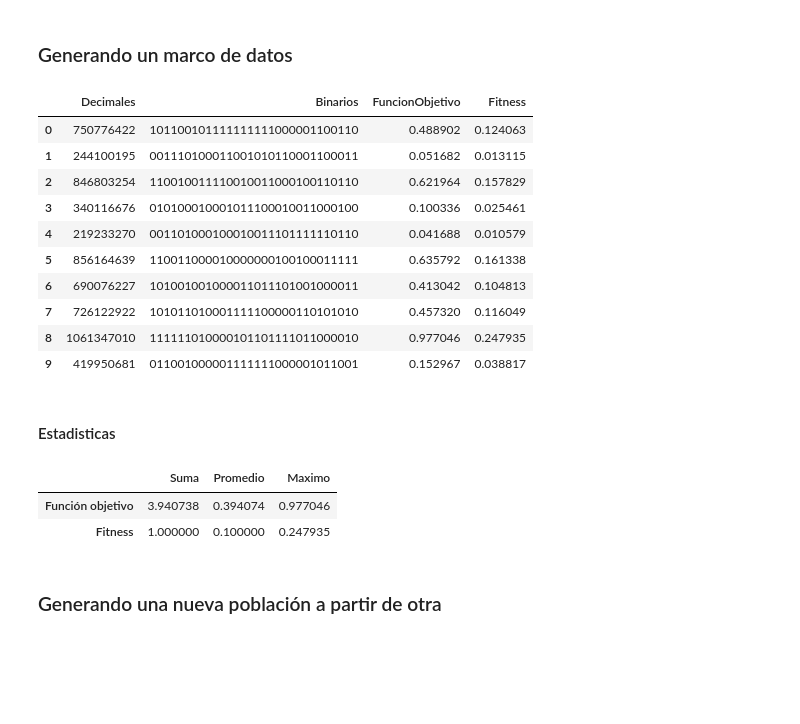
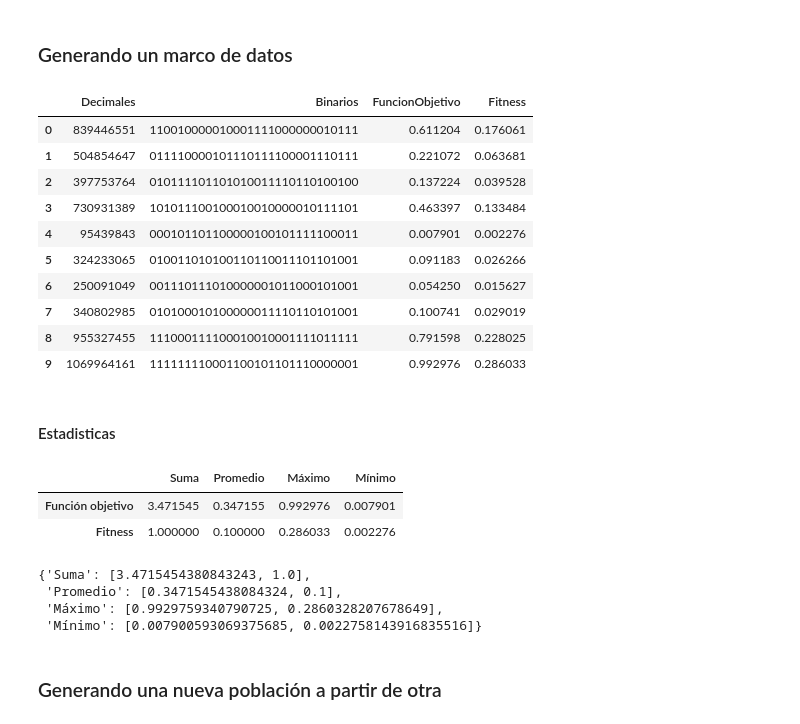
Before and after one commit to GinoBartolucci/algoritmos-geneticos, a Jupyter notebook: TP1/tp1.ipynb, the cells around one changed output. Saved outputs shown, nothing was run; the diff lists cells and outputs as text; code cells hidden in the pictures; blank space fills up the shorter version.

```diff
--- a/TP1/tp1.ipynb
+++ b/TP1/tp1.ipynb
@@ -41,8 +41,11 @@ import matplotlib.pyplot as plt
 # %% [markdown]
 ### Generando población inicial aleatoria
 # %%
-rng = np.random.default_rng(12345) # Random Number Generator
-# El 12345 es la semilla, poner sin semilla para q en cada ejecución genere nuevos aleatorios.
-poblacion_decimal = rng.integers(low=0, high=COEF, size=CANTIDAD_POBLACION)
+def poblacionInicial():
+    rng = np.random.default_rng() # Random Number Generator
+    # El 12345 es la semilla, poner sin semilla para q en cada ejecución genere nuevos aleatorios.
+    poblacion_decimal = rng.integers(low=0, high=COEF, size=CANTIDAD_POBLACION)
+    return poblacion_decimal
+poblacion_decimal = poblacionInicial()
 poblacion_decimal
 # %% [output]
@@ -52,14 +55,17 @@ array([ 750776422,  244100195,  846803254,  340116676,  219233270,
 # %% [markdown]
 #### Convirtiendo la población inicial a binario
 # %%
-def convertirPoblacionBin(pob_dec):
-    pob_bin = []
+def convertirPoblacion(pob_ini, bin=True): # Pasar False para convertir a decimal
+    pob_fin = []
     contador = 0
-    for decimal in pob_dec:
-        # convirtiendo cada número decimal en binario de 8 dígitos.
-        pob_bin.append(format(decimal,'030b'))
-    return pob_bin
+    for numero in pob_ini:
+        if bin:
+            # convirtiendo cada número decimal en binario de 8 dígitos.
+            pob_fin.append(format(numero,'030b'))
+        else:
+            pob_fin.append(int(str(numero), 2))
+    return pob_fin
 
-poblacion_binarios= convertirPoblacionBin(poblacion_decimal)
+poblacion_binarios= convertirPoblacion(poblacion_decimal)
 poblacion_binarios
 # %% [output]
@@ -99,31 +105,38 @@ marcoDeDatos = generarDataFrame(poblacion_decimal, poblacion_binarios)
 display(marcoDeDatos)
 # %% [output]
 |  | Decimales | Binarios | FuncionObjetivo | Fitness |
-| 0 | 750776422 | 101100101111111111000001100110 | 0.488902 | 0.124063 |
-| 1 | 244100195 | 001110100011001010110001100011 | 0.051682 | 0.013115 |
-| 2 | 846803254 | 110010011110010011000100110110 | 0.621964 | 0.157829 |
-| 3 | 340116676 | 010100010001011100010011000100 | 0.100336 | 0.025461 |
-| 4 | 219233270 | 001101000100010011101111110110 | 0.041688 | 0.010579 |
-| 5 | 856164639 | 110011000010000000100100011111 | 0.635792 | 0.161338 |
-| 6 | 690076227 | 101001001000011011101001000011 | 0.413042 | 0.104813 |
-| 7 | 726122922 | 101011010001111100000110101010 | 0.457320 | 0.116049 |
-| 8 | 1061347010 | 111111010000101101111011000010 | 0.977046 | 0.247935 |
-| 9 | 419950681 | 011001000001111111000001011001 | 0.152967 | 0.038817 |
+| 0 | 839446551 | 110010000010001111000000010111 | 0.611204 | 0.176061 |
+| 1 | 504854647 | 011110000101110111100001110111 | 0.221072 | 0.063681 |
+| 2 | 397753764 | 010111101101010011110110100100 | 0.137224 | 0.039528 |
+| 3 | 730931389 | 101011100100010010000010111101 | 0.463397 | 0.133484 |
+| 4 | 95439843 | 000101101100000100101111100011 | 0.007901 | 0.002276 |
+| 5 | 324233065 | 010011010100110110011101101001 | 0.091183 | 0.026266 |
+| 6 | 250091049 | 001110111010000001011000101001 | 0.054250 | 0.015627 |
+| 7 | 340802985 | 010100010100000011110110101001 | 0.100741 | 0.029019 |
+| 8 | 955327455 | 111000111100010010001111011111 | 0.791598 | 0.228025 |
+| 9 | 1069964161 | 111111110001100101101110000001 | 0.992976 | 0.286033 |
 # %% [markdown]
 #### Estadisticas
 # %%
 def generarEstadisticas(dataFrame):
-    stats = {'Suma':[ dataFrame['FuncionObjetivo'].sum(), dataFrame['Fitness'].sum() ], 'Promedio': [ dataFrame['FuncionObjetivo'].mean(), dataFrame['Fitness'].mean() ], 'Maximo': [ dataFrame['FuncionObjetivo'].max(), dataFrame['Fitness'].max() ]}
+    stats = {'Suma':[ dataFrame['FuncionObjetivo'].sum(), dataFrame['Fitness'].sum() ], 'Promedio': [ dataFrame['FuncionObjetivo'].mean(), dataFrame['Fitness'].mean() ], 'Máximo': [ dataFrame['FuncionObjetivo'].max(), dataFrame['Fitness'].max() ], 'Mínimo': [ dataFrame['FuncionObjetivo'].min(), dataFrame['Fitness'].min() ]}
     dataFrame_stats = pd.DataFrame(stats, index = ['Función objetivo', 'Fitness'])
-    return dataFrame_stats
+    return dataFrame_stats, stats
 
-marcoDeDatos_stats = generarEstadisticas(marcoDeDatos)
+marcoDeDatos_stats, stats = generarEstadisticas(marcoDeDatos)
 
 display(marcoDeDatos_stats)
 # %% [output]
-|  | Suma | Promedio | Maximo |
-| Función objetivo | 3.940738 | 0.394074 | 0.977046 |
-| Fitness | 1.000000 | 0.100000 | 0.247935 |
+|  | Suma | Promedio | Máximo | Mínimo |
+| Función objetivo | 3.471545 | 0.347155 | 0.992976 | 0.007901 |
+| Fitness | 1.000000 | 0.100000 | 0.286033 | 0.002276 |
+# %%
+stats
+# %% [output]
+{'Suma': [3.4715454380843243, 1.0],
+ 'Promedio': [0.3471545438084324, 0.1],
+ 'Máximo': [0.9929759340790725, 0.2860328207678649],
+ 'Mínimo': [0.007900593069375685, 0.0022758143916835516]}
 # %% [markdown]
 ### Generando una nueva población a partir de otra
 # %% [markdown]
```
Also changed, not shown: parts of 11 cells of this notebook.
